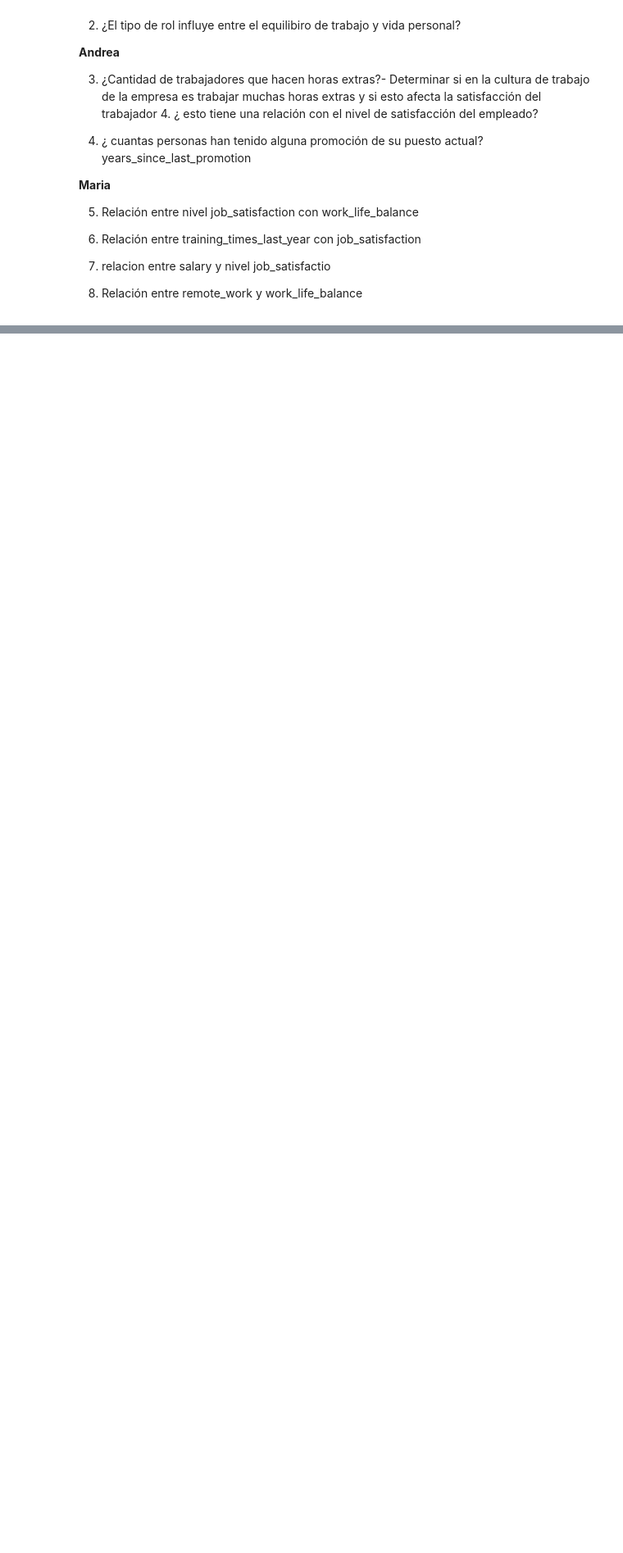
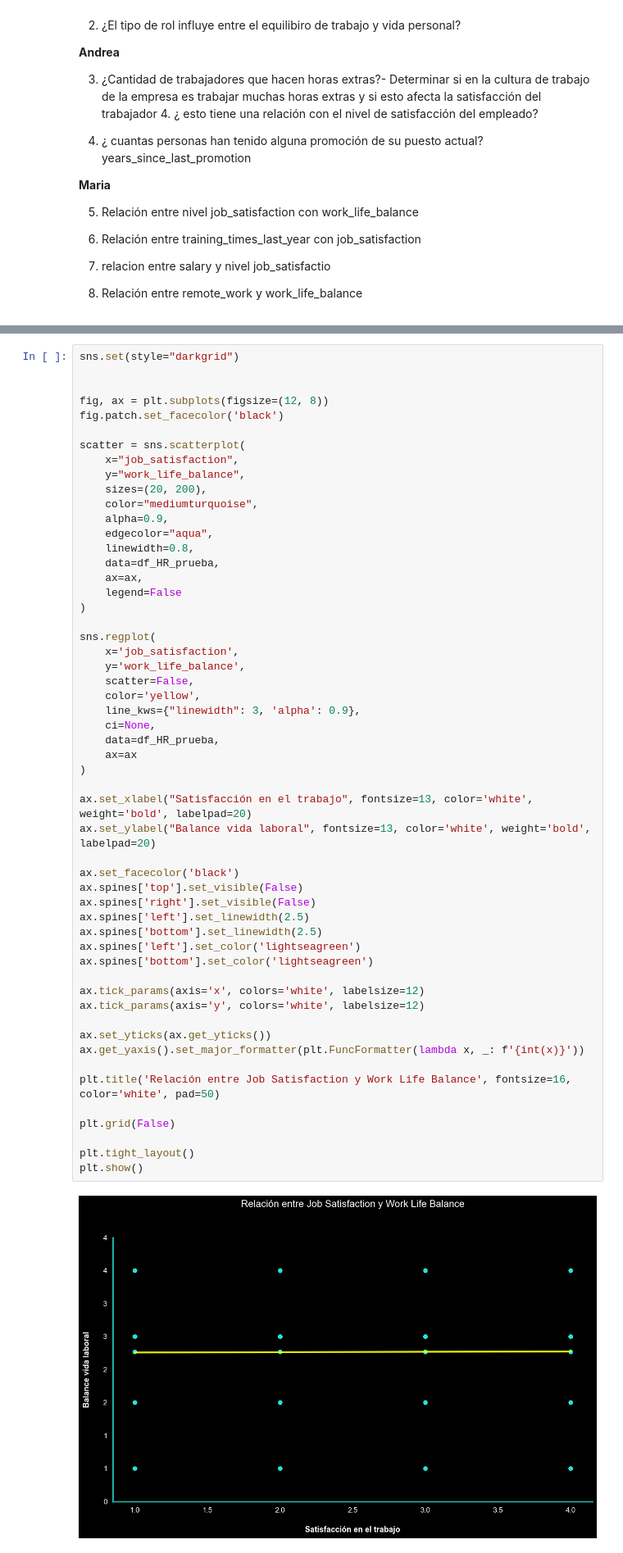
Before and after one commit to Paulamc1695/proyecto_da_promo_J_modulo_3, a Jupyter notebook: Fase_6.Analisis_estadisticos.ipynb, the cells around one changed output, grey strips where cells are left out. Shown: that part at 82% size. Drawn from its saved outputs; the diff is of its cells as text; blank space fills up the shorter version.

```diff
--- a/Fase_6.Analisis_estadisticos.ipynb
+++ b/Fase_6.Analisis_estadisticos.ipynb
@@ -120,0 +318,56 @@ Tener en cuenta en el proceso de análisis:
+# %%
+sns.set(style="darkgrid")
+
+
+fig, ax = plt.subplots(figsize=(12, 8))
+fig.patch.set_facecolor('black')
+
+scatter = sns.scatterplot(
+    x="job_satisfaction",
+    y="work_life_balance",
+    sizes=(20, 200),
+    color="mediumturquoise",
+    alpha=0.9,
+    edgecolor="aqua",
+    linewidth=0.8,
+    data=df_HR_prueba,
+    ax=ax,
+    legend=False
+)
+
+sns.regplot(
+    x='job_satisfaction',
+    y='work_life_balance',
+    scatter=False,
+    color='yellow',
+    line_kws={"linewidth": 3, 'alpha': 0.9},
+    ci=None,
+    data=df_HR_prueba,
+    ax=ax
+)
+
+ax.set_xlabel("Satisfacción en el trabajo", fontsize=13, color='white', weight='bold', labelpad=20)
+ax.set_ylabel("Balance vida laboral", fontsize=13, color='white', weight='bold', labelpad=20)
+
+ax.set_facecolor('black')
+ax.spines['top'].set_visible(False)
+ax.spines['right'].set_visible(False)
+ax.spines['left'].set_linewidth(2.5)
+ax.spines['bottom'].set_linewidth(2.5)
+ax.spines['left'].set_color('lightseagreen')
+ax.spines['bottom'].set_color('lightseagreen')
+
+ax.tick_params(axis='x', colors='white', labelsize=12)
+ax.tick_params(axis='y', colors='white', labelsize=12)
+
+ax.set_yticks(ax.get_yticks())
+ax.get_yaxis().set_major_formatter(plt.FuncFormatter(lambda x, _: f'{int(x)}'))
+
+plt.title('Relación entre Job Satisfaction y Work Life Balance', fontsize=16, color='white', pad=50)
+
+plt.grid(False)
+
+plt.tight_layout()
+plt.show()
+# %% [output]
+[figure, added]
```
Also changed, not shown: parts of 30 cells of this notebook.
